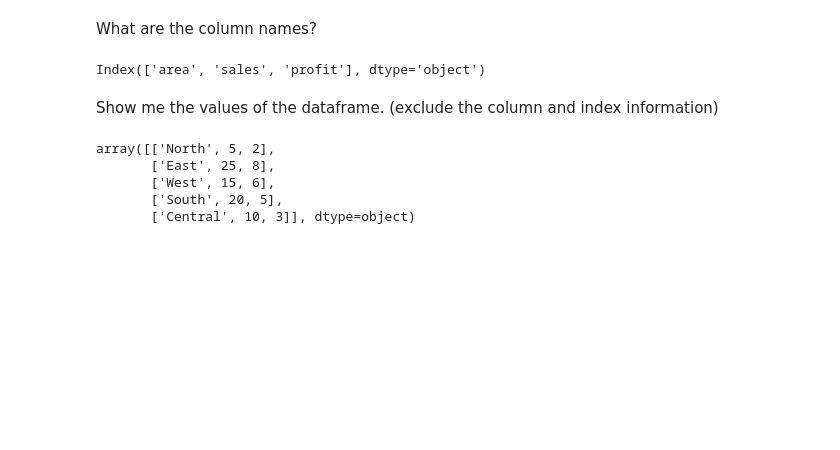
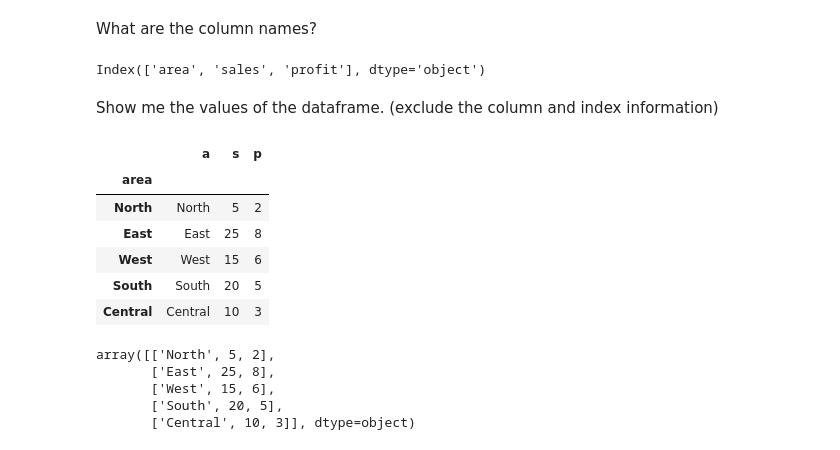
Before and after one commit to amitkaps/art-data-science, a Jupyter notebook: notebook/Intro-Python.ipynb, the cells around one changed output. Cells and saved outputs as stored; diff of their text form; code cells hidden in the pictures; blank space fills up the shorter version.

```diff
--- a/notebook/Intro-Python.ipynb
+++ b/notebook/Intro-Python.ipynb
@@ -106,7 +130,7 @@ df.head(2)
 | 0 | North | 5 | 2 |
 | 1 | East | 25 | 8 |
 # %%
-df1 = df.head(1)
+df1 = df
 # %%
 df1
 # %% [output]
@@ -132,6 +168,18 @@ df.columns
 Index(['area', 'sales', 'profit'], dtype='object')
 # %% [markdown]
 Show me the values of the dataframe. (exclude the column and index information)
+# %%
+df1.columns = ['a', 's', 'p']
+# %%
+df1
+# %% [output]
+|  | a | s | p |
+| area |  |  |  |
+| North | North | 5 | 2 |
+| East | East | 25 | 8 |
+| West | West | 15 | 6 |
+| South | South | 20 | 5 |
+| Central | Central | 10 | 3 |
 # %%
 df.values
 # %% [output]
```
Also changed, not shown: parts of 38 cells of this notebook, 49 other files.
